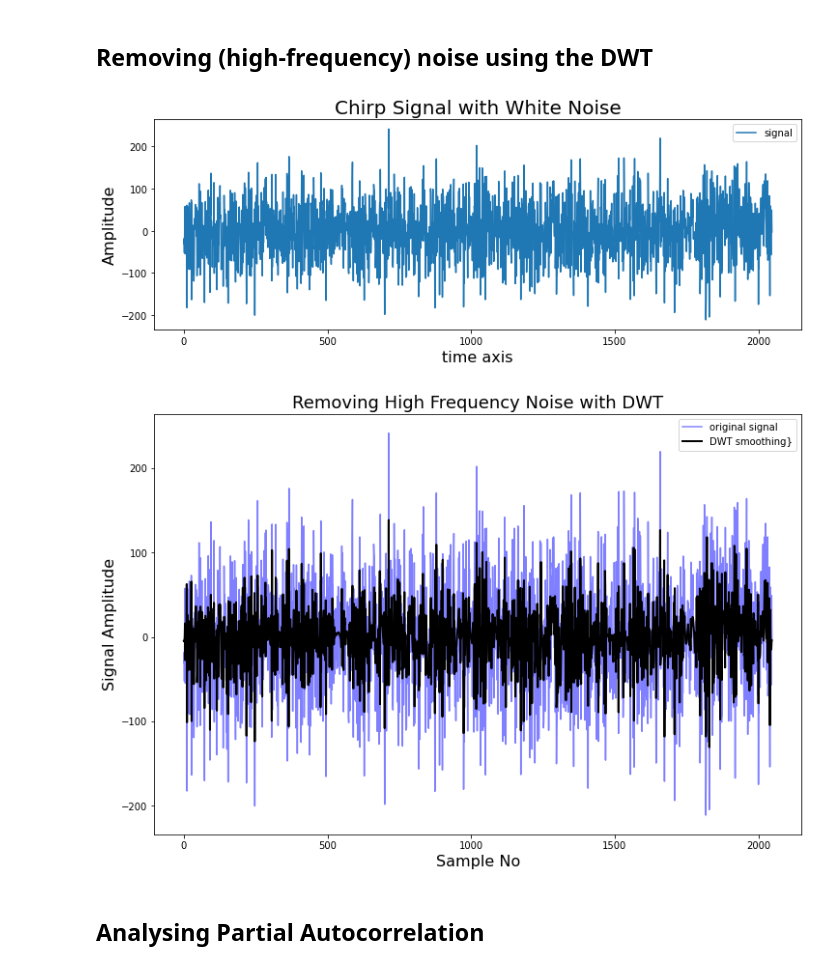
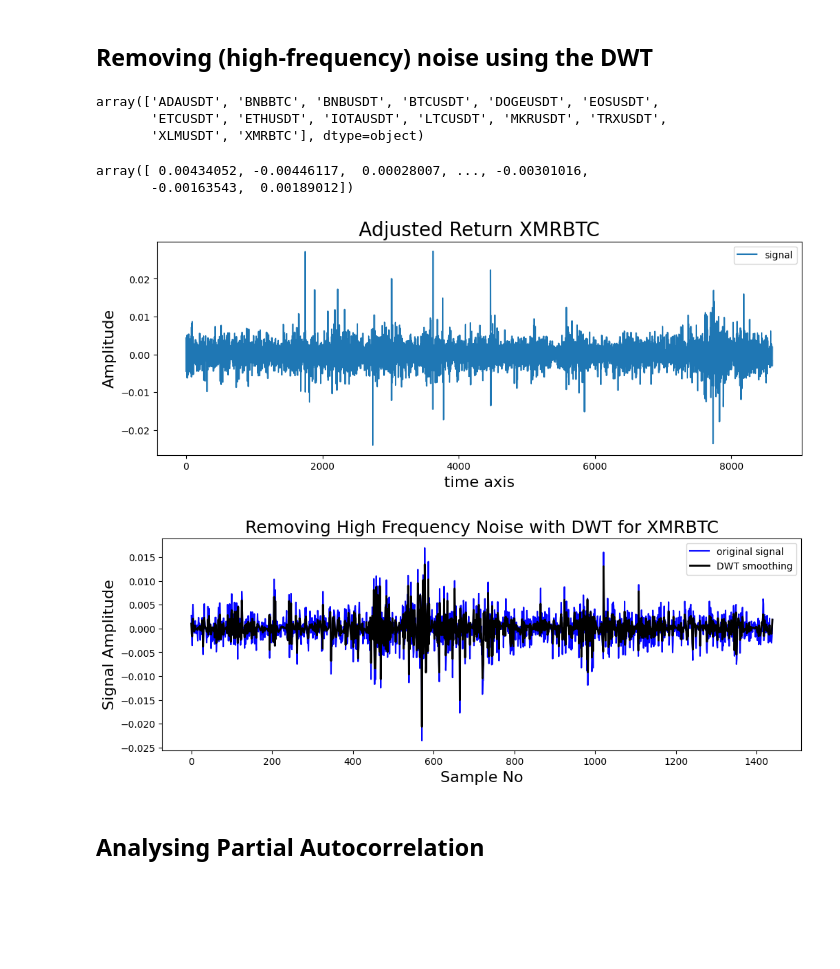
Before and after one commit to john2408/Timeseries_Wavelet, a Jupyter notebook: notebooks/Financial_Forecasting.ipynb, the cells around one changed output. Drawn from its saved outputs; the diff is of its cells as text; code cells hidden in the pictures; blank space fills up the shorter version.

```diff
--- a/notebooks/Financial_Forecasting.ipynb
+++ b/notebooks/Financial_Forecasting.ipynb
@@ -34,32 +30,75 @@ chirp_signal_noise = [np.sin(250 * np.pi * x**2) + np.random.normal(10, 8**2)*np
+# %%
+df = pd.read_parquet('../data/Tensor_Portfolio.parquet')
+# %%
+df['Ticker'].unique()
+# %% [output]
+array(['ADAUSDT', 'BNBBTC', 'BNBUSDT', 'BTCUSDT', 'DOGEUSDT', 'EOSUSDT',
+       'ETCUSDT', 'ETHUSDT', 'IOTAUSDT', 'LTCUSDT', 'MKRUSDT', 'TRXUSDT',
+       'XLMUSDT', 'XMRBTC'], dtype=object)
+# %%
+ticker = 'XMRBTC'
+# %%
+prices_return = df[df['Ticker'] == ticker].copy()
+prices_return = prices_return['Close_target_return_15m'].values
+# %%
+prices_return
+# %% [output]
+array([ 0.00434052, -0.00446117,  0.00028007, ..., -0.00301016,
+       -0.00163543,  0.00189012])
 # %%
 fig, ax = plt.subplots(figsize=(12,4))
-ax.plot(chirp_signal_noise, label='signal')
+ax.plot(prices_return, label='signal')
 ax.legend(loc='upper right')
-ax.set_title('Chirp Signal with White Noise', fontsize=20)
+ax.set_title(f'Adjusted Return {ticker}', fontsize=20)
 ax.set_xlabel('time axis', fontsize=16)
 ax.set_ylabel('Amplitude', fontsize=16)
 plt.show()
 # %% [output]
-[figure, old version]
+[figure, new version]
+# %%
+
+# Threshold for Wavelet Denoising (from 0.0 to 1.0)
+thresh = 0.1
+
+# Wavelet Transformation Function
+wavelet = "sym4"
+
+# Candle Stick Upsample Range (in minutes)
+minute_sampling = 15
+
+# lookback subset to PACF pattern search
+pacf_days_subset = 15
+
+# Number of hours to consider for
+# lag pattern lookup
+nn_hours_pattern_lookup = 12
+
+# Length of Subset Timeseries
+subset_wavelet_transform = int(24*(60/minute_sampling)*pacf_days_subset) #60*hours # Number
+
+# Number of lags to analyse in Partial Autocorrelation Function
+# 48 lags * 15 min_sampling / 60 hours per minute = 12 Hours in lags
+lags_pacf = (60/minute_sampling)*nn_hours_pattern_lookup
 # %%
-def lowpassfilter(signal, thresh = 0.63, wavelet="db4"):
+def lowpassfilter(signal, thresh = 0.63, wavelet="db5"):
     thresh = thresh*np.nanmax(signal)
     coeff = pywt.wavedec(signal, wavelet, mode="per" )
     coeff[1:] = (pywt.threshold(i, value=thresh, mode="soft" ) for i in coeff[1:])
     reconstructed_signal = pywt.waverec(coeff, wavelet, mode="per" )
     return reconstructed_signal
 
-fig, ax = plt.subplots(figsize=(12,8))
-ax.plot(chirp_signal_noise, color="b", alpha=0.5, label='original signal')
-rec = lowpassfilter(chirp_signal_noise, 0.2)
-ax.plot(rec, 'k', label='DWT smoothing}', linewidth=2)
+
+fig, ax = plt.subplots(figsize=(12,4))
+ax.plot(prices_return[-subset_wavelet_transform:], color="b", alpha=0.99, label='original signal')
+rec = lowpassfilter(prices_return[-subset_wavelet_transform:], thresh, wavelet)
+ax.plot(rec, 'k', label='DWT smoothing', linewidth=2)
 ax.legend()
-ax.set_title('Removing High Frequency Noise with DWT', fontsize=18)
+ax.set_title(f'Removing High Frequency Noise with DWT for {ticker}', fontsize=18)
 ax.set_ylabel('Signal Amplitude', fontsize=16)
 ax.set_xlabel('Sample No', fontsize=16)
 plt.show()
 # %% [output]
-[figure, old version]
+[figure, new version]
 # %% [markdown]
 ## Analysing Partial Autocorrelation
 # %%
```
Also changed, not shown: parts of 8 cells of this notebook, 2 other files.
